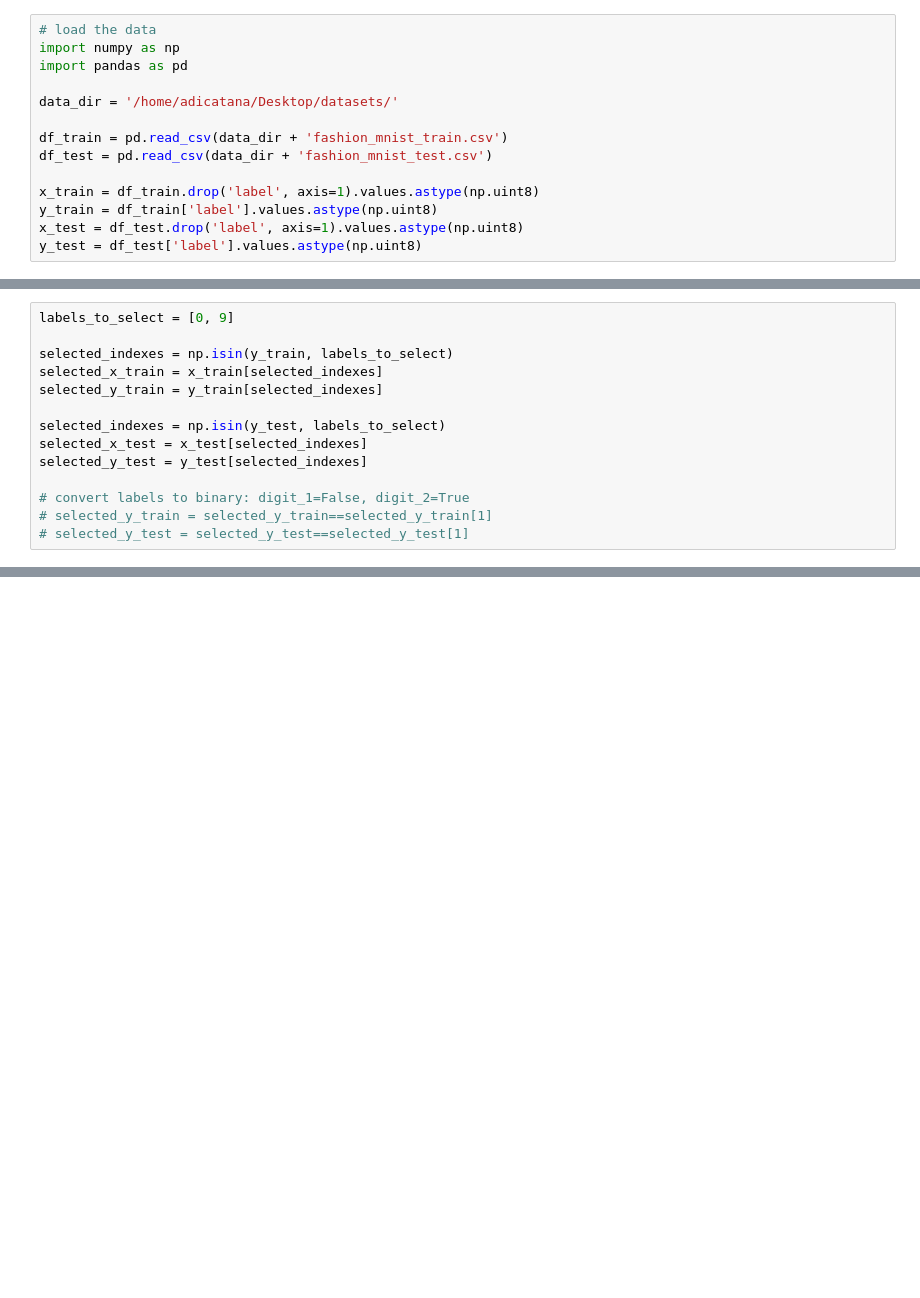
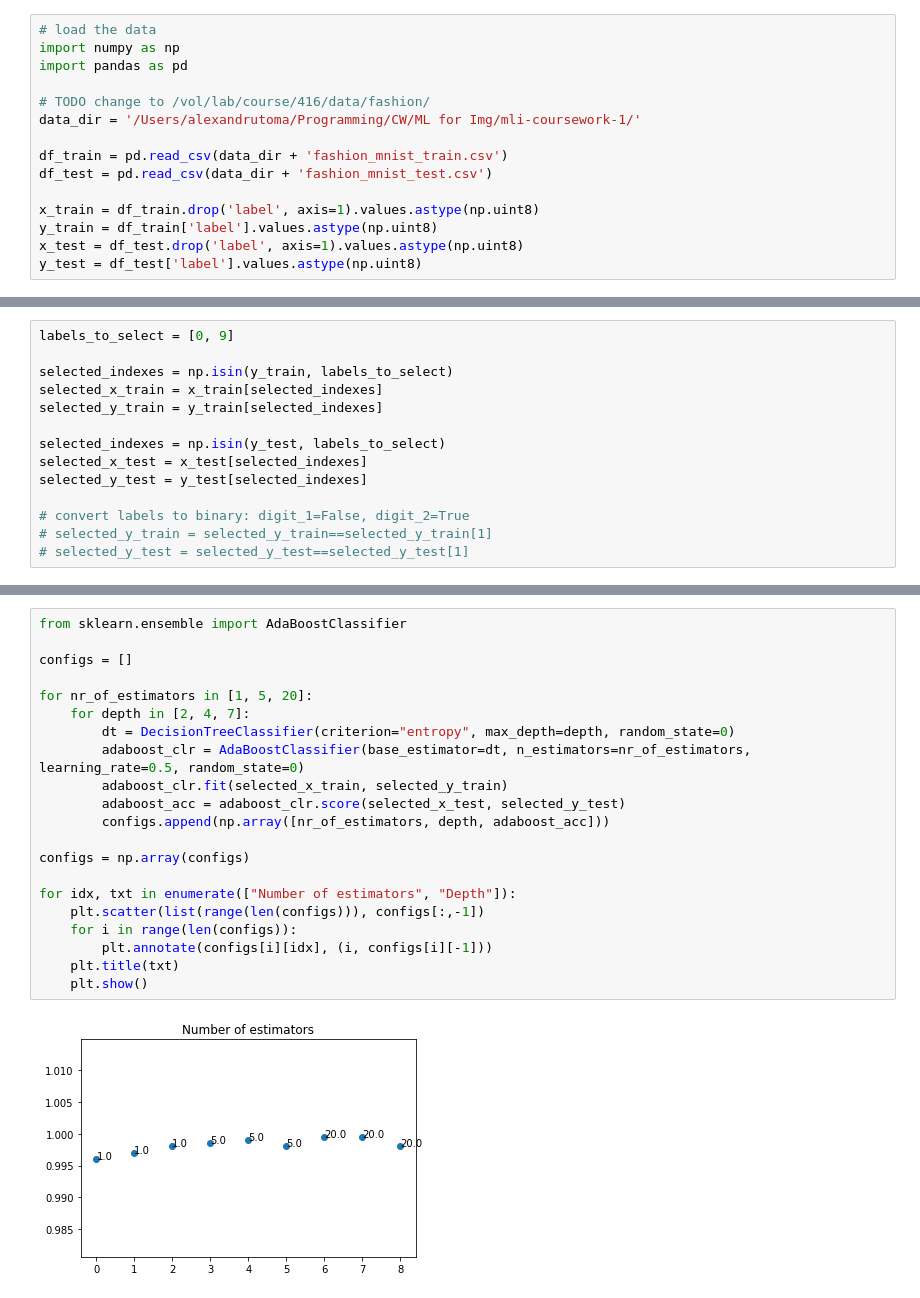
Before and after one commit to adicatana/ml_imaging_cw1_imperial, a Jupyter notebook: MLI-CW-1.ipynb, the cells around one changed output, grey strips where cells are left out. Drawn from its saved outputs; the diff is of its cells as text; blank space fills up the shorter version.

```diff
--- a/MLI-CW-1.ipynb
+++ b/MLI-CW-1.ipynb
@@ -276,7 +276,8 @@ There are in total 10 classes, which are labelled as follows:
 import numpy as np
 import pandas as pd
 
-data_dir = '/home/adicatana/Desktop/datasets/'
+# TODO change to /vol/lab/course/416/data/fashion/
+data_dir = '/Users/alexandrutoma/Programming/CW/ML for Img/mli-coursework-1/'
 
 df_train = pd.read_csv(data_dir + 'fashion_mnist_train.csv')
 df_test = pd.read_csv(data_dir + 'fashion_mnist_test.csv')
@@ -332,0 +337,23 @@ print(rf_acc)
+# %%
+from sklearn.ensemble import AdaBoostClassifier
+
+configs = []
+
+for nr_of_estimators in [1, 5, 20]:
+    for depth in [2, 4, 7]:
+        dt = DecisionTreeClassifier(criterion="entropy", max_depth=depth, random_state=0)
+        adaboost_clr = AdaBoostClassifier(base_estimator=dt, n_estimators=nr_of_estimators, learning_rate=0.5, random_state=0)
+        adaboost_clr.fit(selected_x_train, selected_y_train)
+        adaboost_acc = adaboost_clr.score(selected_x_test, selected_y_test)
+        configs.append(np.array([nr_of_estimators, depth, adaboost_acc]))
+
+configs = np.array(configs)
+
+for idx, txt in enumerate(["Number of estimators", "Depth"]):
+    plt.scatter(list(range(len(configs))), configs[:,-1])
+    for i in range(len(configs)):
+        plt.annotate(configs[i][idx], (i, configs[i][-1]))
+    plt.title(txt)
+    plt.show()
+# %% [output]
+[figure, added]
```
Also changed, not shown: parts of 9 cells of this notebook.
